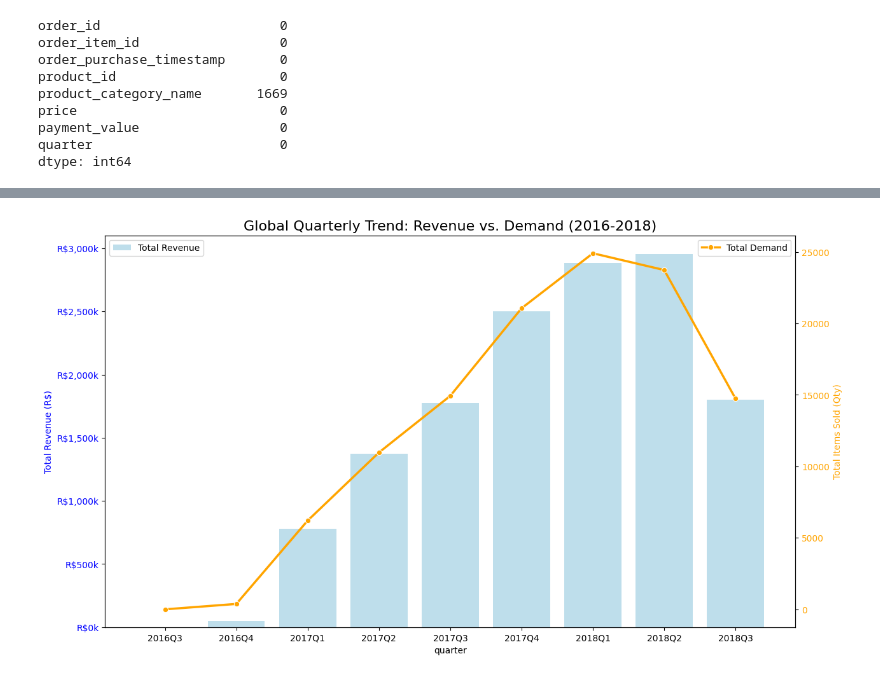
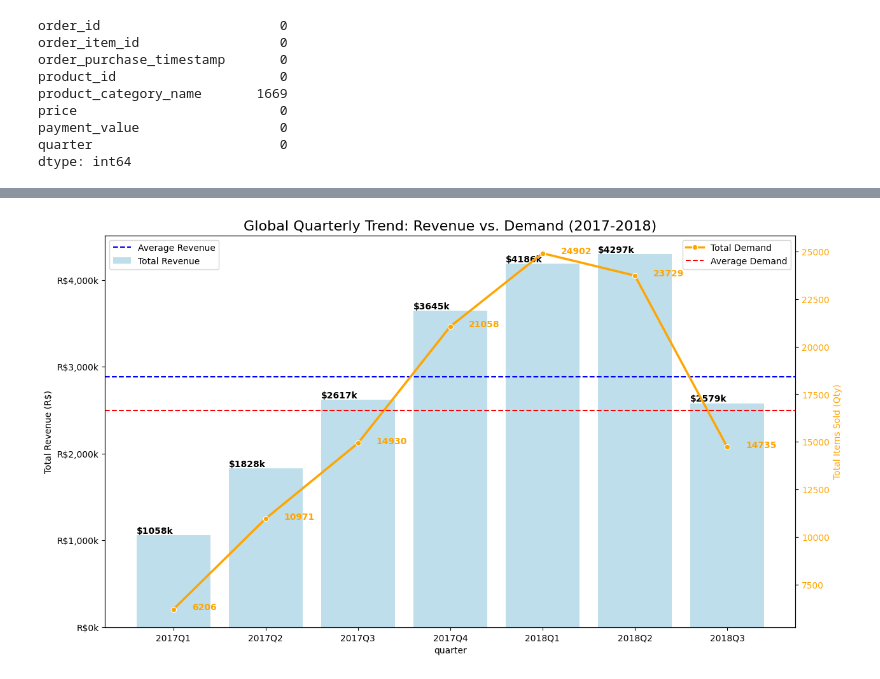
Before and after one commit to Korngmeng-Taing/olish-product-category-priority, a Jupyter notebook: olist_quarto/data.ipynb, the cells around one changed output, grey strips where cells are left out. Drawn from its saved outputs; the diff is of its cells as text; code cells hidden in the pictures.

```diff
--- a/olist_quarto/data.ipynb
+++ b/olist_quarto/data.ipynb
@@ -125,0 +147,3 @@ data['product_category_name'] = data['product_category_name'].fillna('unknown')
+# %%
+data = data[data['order_purchase_timestamp'].dt.year > 2016]
+data.head()
@@ -178,6 +215,8 @@ fig, ax1 = plt.subplots(2, 1, figsize=(14, 12))
 
 # Plot Top Categories by Revenue
 sns.barplot(x='total_revenue', y='product_category_name', data=revenue_by_category.head(10), palette='viridis', ax=ax1[0])
+for i, v in enumerate(revenue_by_category['total_revenue'].head(10)):
+    ax1[0].text(v + 2, i, f'${v:.2f}', color='black', va='center', fontweight='bold')
 ax1[0].set_title('Top 10 Product Categories by Revenue', fontsize=16)
 ax1[0].set_xlabel('Total Revenue (R$)')
 ax1[0].set_ylabel('Product Category')
@@ -185,6 +224,8 @@ ax1[0].xaxis.set_major_formatter(ticker.FuncFormatter(lambda x, pos: f'R${x/1000
 
 # Plot Top Categories by Demand
 sns.barplot(x='items_sold', y='product_category_name', data=volume_by_category.head(10), palette='magma', ax=ax1[1])
+for i, v in enumerate(volume_by_category['items_sold'].head(10)):
+    ax1[1].text(v + 4, i, f'{v:.0f}', color='black', va='center', fontweight='bold')
 ax1[1].set_title('Top 10 Product Categories by Demand', fontsize=16)
 ax1[1].set_xlabel('Total Items Sold (Qty)')
 ax1[1].set_ylabel('Product Category')
@@ -257,13 +300,15 @@ Passing `palette` without assigning `hue` is deprecated and will be removed in v
 data['month_year'] = data['order_purchase_timestamp'].dt.to_period('M')
 monthly_volume = data.groupby('month_year').size()
 
-plt.figure(figsize=(12, 5))
+plt.figure(figsize=(12, 6))
 monthly_volume.plot(kind='line', marker='o', color='teal')
 plt.title('Monthly Handling Volume (Olist Logistics Capacity)', fontsize=14)
 plt.ylabel('Number of Items Handled')
 plt.xlabel('Time')
 plt.axhline(monthly_volume.mean(), color='red', linestyle='--', label='Average Capacity')
 plt.xlim(monthly_volume.index.min(), monthly_volume.index.max()+1)
+for x, y in zip(monthly_volume.index.astype(str), monthly_volume.values):
+    plt.text(x, y + 100, f'{y:,}', ha='center')
 plt.legend()
 plt.show()
 # %% [output]
@@ -270,0 +316,17 @@ plt.show()
+# %%
+# Grouping by month to see revenue trends
+data['month_year'] = data['order_purchase_timestamp'].dt.to_period('M')
+monthly_revenue = data.groupby('month_year')['payment_value'].sum()
+
+plt.figure(figsize=(12, 6))
+ax = monthly_revenue.plot(kind='line', marker='o', color='green')
+plt.title('Monthly Handling Volume (Olist Logistics Capacity)', fontsize=14)
+plt.ylabel('Number of Items Handled')
+plt.xlabel('Time')
+plt.axhline(monthly_revenue.mean(), color='blue', linestyle='--', label='Average Revenue')
+plt.xlim(monthly_revenue.index.min(), monthly_revenue.index.max()+1)
+ax.yaxis.set_major_formatter(ticker.FuncFormatter(lambda x, pos: f'R${x/1000:,.0f}K'))
+# for x, y in zip(monthly_revenue.index.astype(str), monthly_revenue.values):
+#     plt.text(x, y + 10000, f'${y/1000:,.0f}K', ha='center')
+plt.legend()
+plt.show()
@@ -271,28 +335,34 @@ plt.show()
 # %%
 # Aggregate data for plotting
 quarters_sorted = sorted(data['quarter'].unique())
 global_trend = data.groupby('quarter').agg(
-    revenue = ('price', 'sum'),
+    revenue = ('payment_value', 'sum'),
     demand = ('order_item_id', 'count')
 ).reindex(quarters_sorted).reset_index()
 
 fig, ax1 = plt.subplots(figsize=(14, 8))
 
 # Bar Chart for Revenue (Left Axis)
 sns.barplot(x='quarter', y='revenue', data=global_trend, color='skyblue', alpha=0.6, ax=ax1, label='Total Revenue')
-ax1.set_ylabel('Total Revenue (R$)', color='blue')
-ax1.tick_params(axis='y', labelcolor='blue')
+ax1.set_ylabel('Total Revenue (R$)', color='black')
+ax1.tick_params(axis='y', labelcolor='black')
 ax1.yaxis.set_major_formatter(ticker.FuncFormatter(lambda x, pos: f'R${x/1000:,.0f}k'))
+ax1.axhline(global_trend['revenue'].mean(), color='blue', linestyle='--', label='Average Revenue')
+for i, v in enumerate(global_trend['revenue']):
+    ax1.text(i-0.4, v+50000, f'${v/1000:.0f}k', color='black', va='center', fontweight='bold')
 
 # Line Chart for Demand (Right Axis)
 ax2 = ax1.twinx()
 sns.lineplot(x='quarter', y='demand', data=global_trend, color='orange', marker='o', linewidth=2.5, ax=ax2, label='Total Demand')
 ax2.set_ylabel('Total Items Sold (Qty)', color='orange')
 ax2.tick_params(axis='y', labelcolor='orange')
+ax2.axhline(global_trend['demand'].mean(), color='red', linestyle='--', label='Average Demand')
+for i, v in enumerate(global_trend['demand']):
+    ax2.text(i+0.2, v+100, f'{v:.0f}', color='orange', va='center', fontweight='bold')
 
-plt.title('Global Quarterly Trend: Revenue vs. Demand (2016-2018)', fontsize=16)
+plt.title('Global Quarterly Trend: Revenue vs. Demand (2017-2018)', fontsize=16)
 ax1.legend(loc='upper left')
 ax2.legend(loc='upper right')
 plt.show()
 # %% [output]
-[figure, old version]
+[figure, new version]
```
Also changed, not shown: parts of 32 cells of this notebook, 34 other files.
